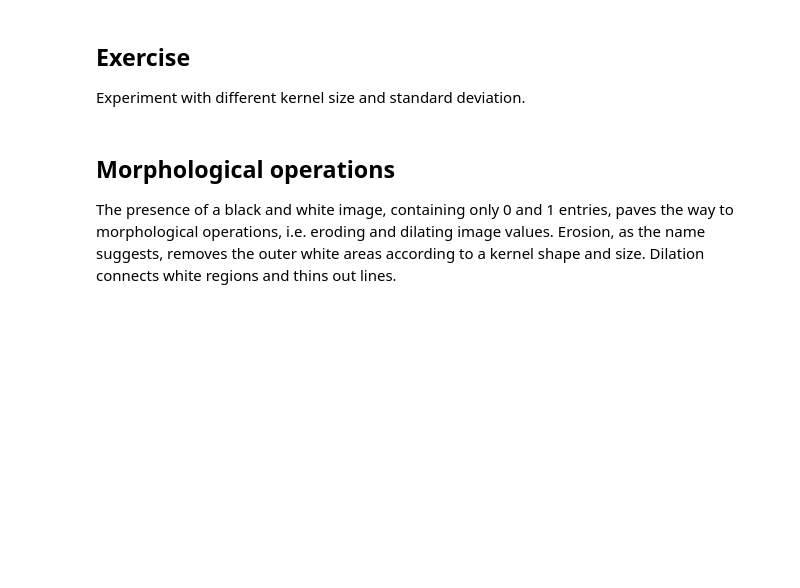
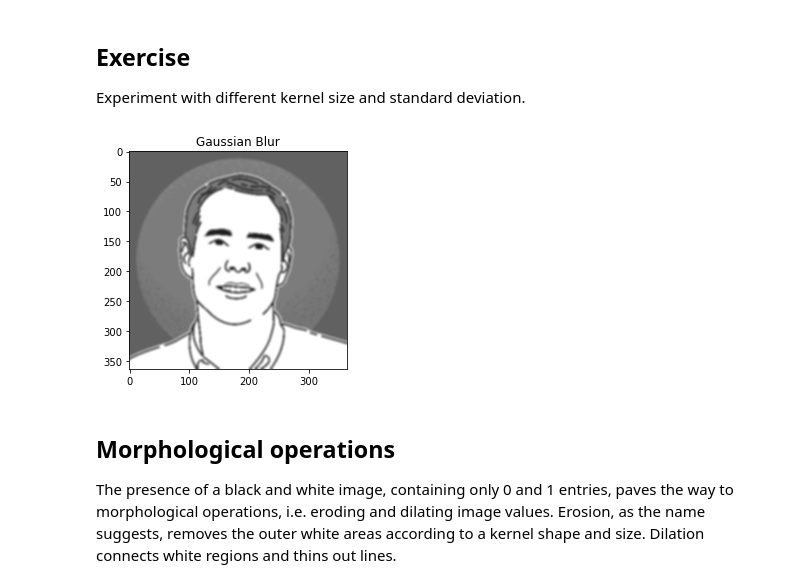
Before and after one commit to RailProfAC/data-science-for-engineers, a Jupyter notebook: ImageProcessing/ImageProcessing.ipynb, the cells around one changed output. Cells and saved outputs as stored; diff of their text form; code cells hidden in the pictures; blank space fills up the shorter version.

```diff
--- a/ImageProcessing/ImageProcessing.ipynb
+++ b/ImageProcessing/ImageProcessing.ipynb
@@ -94,6 +123,11 @@ imshow('Gaussian Blur', imBlur)
 ## Exercise
 
 Experiment with different kernel size and standard deviation.
+# %%
+imBlur = cv2.GaussianBlur(imGray,(7,7), 2)
+imshow('Gaussian Blur', imBlur)
+# %% [output]
+[figure, added]
 # %% [markdown]
 ## Morphological operations
 
```
Also changed, not shown: parts of 18 cells of this notebook, 2 other files.
